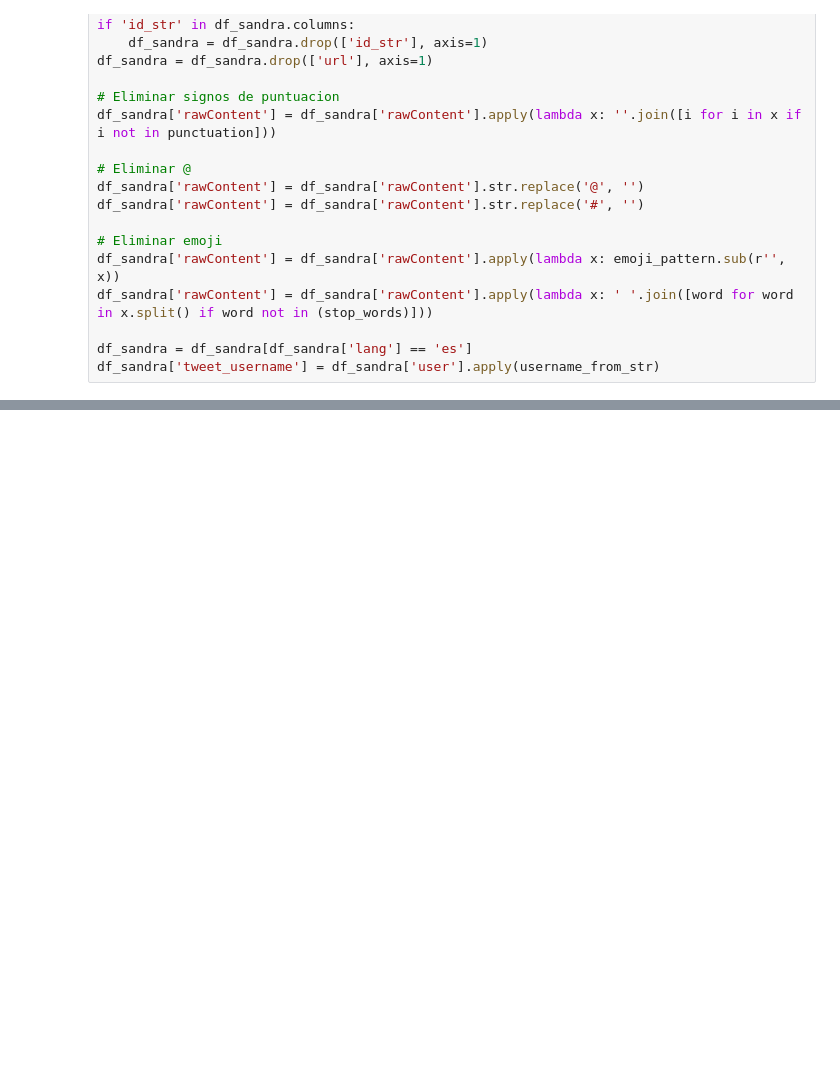
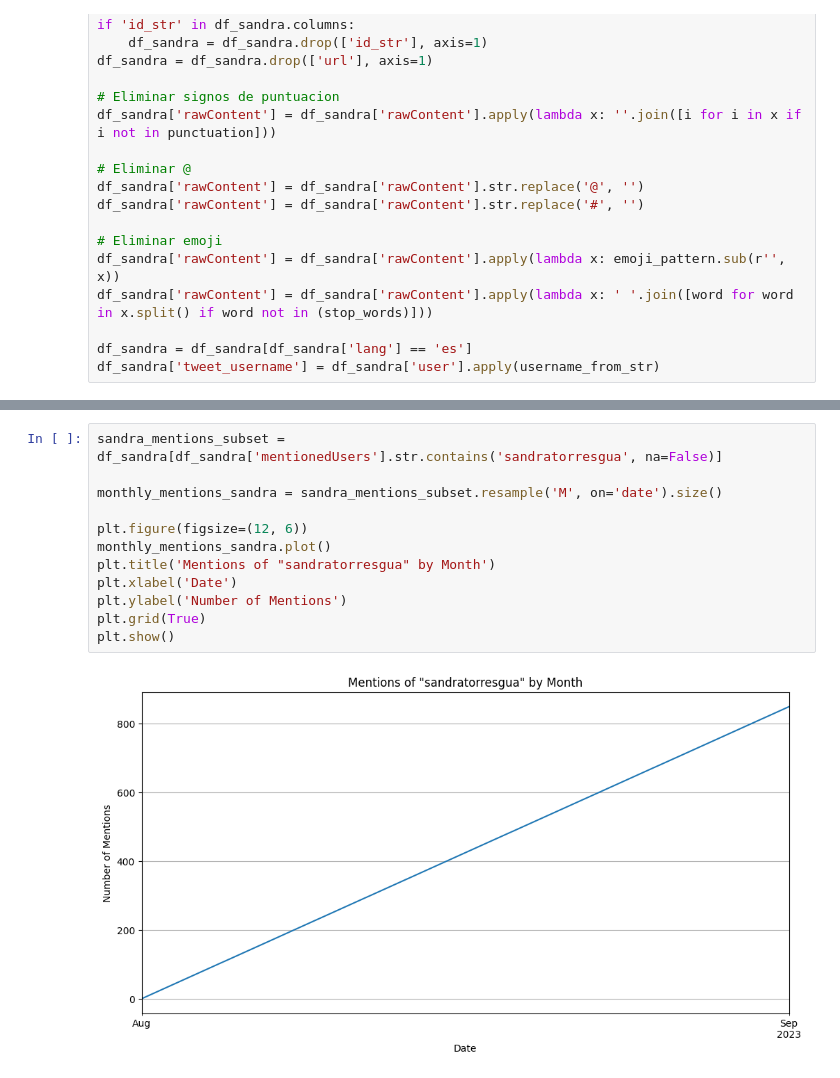
Before and after one commit to guillermoSb/datascience_laboratorio6, a Jupyter notebook: Problema2.ipynb, the cells around one changed output, grey strips where cells are left out. Drawn from its saved outputs; the diff is of its cells as text; blank space fills up the shorter version.

```diff
--- a/Problema2.ipynb
+++ b/Problema2.ipynb
@@ -61,0 +92,14 @@ df_sandra['tweet_username'] = df_sandra['user'].apply(username_from_str)
+# %%
+sandra_mentions_subset = df_sandra[df_sandra['mentionedUsers'].str.contains('sandratorresgua', na=False)]
+
+monthly_mentions_sandra = sandra_mentions_subset.resample('M', on='date').size()
+
+plt.figure(figsize=(12, 6))
+monthly_mentions_sandra.plot()
+plt.title('Mentions of "sandratorresgua" by Month')
+plt.xlabel('Date')
+plt.ylabel('Number of Mentions')
+plt.grid(True)
+plt.show()
+# %% [output]
+[figure, added]
```
Also changed, not shown: parts of 3 cells of this notebook.
